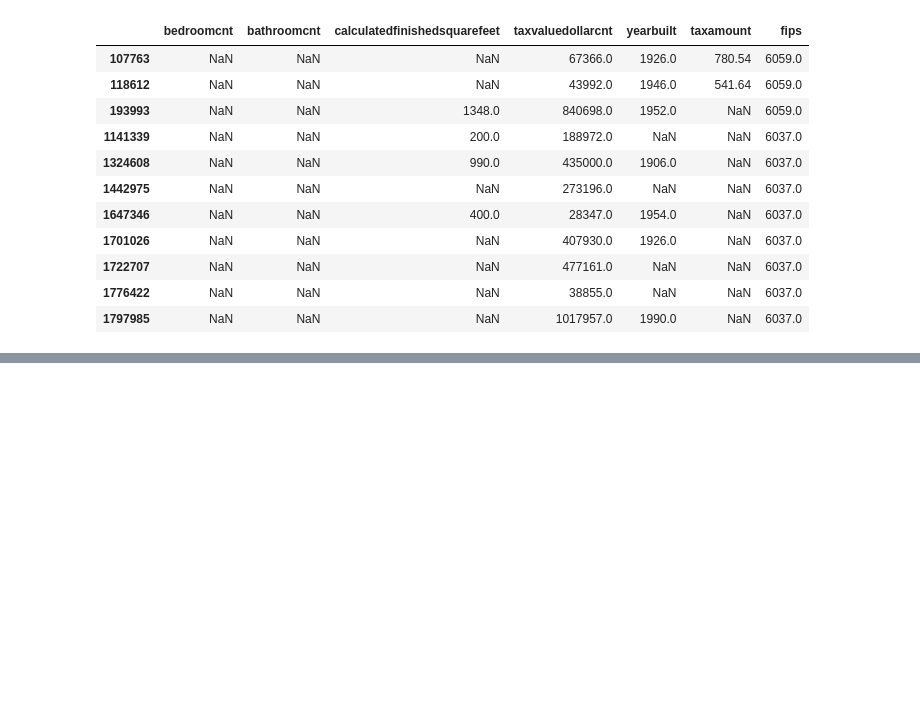
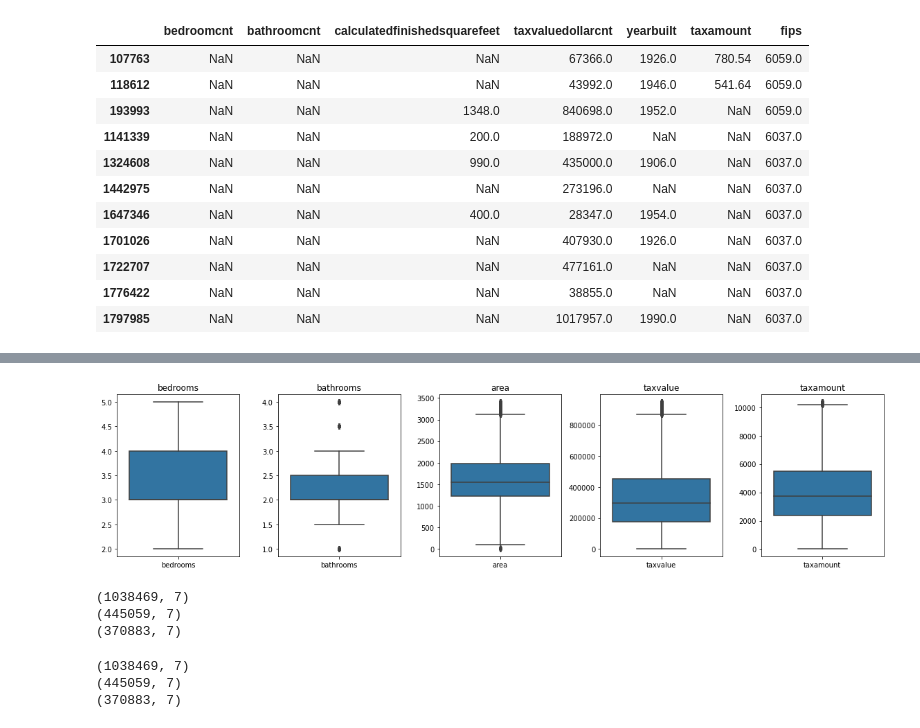
Before and after one commit to lainslie-18/regression-exercises, a Jupyter notebook: wrangle.ipynb, the cells around one changed output, grey strips where cells are left out. Saved outputs shown, nothing was run; the diff lists cells and outputs as text; code cells hidden in the pictures; blank space fills up the shorter version.

Commit message:
updated wrangle.py and added some completed work

```diff
--- a/wrangle.ipynb
+++ b/wrangle.ipynb
@@ -158,5 +295 @@ fips                            False
 dtype: bool
-# %%
-# Change data types where a float does not make sense
-df = df.astype({'bedroomcnt':'int', 'yearbuilt':'int', 'fips':'int'})
-df.info()
@@ -194,0 +381,38 @@ plt.show()
+# %%
+plt.figure(figsize=(16, 4))
+
+# List of columns
+cols = [col for col in df.columns if col not in ['fips', 'yearbuilt']]
+
+for i, col in enumerate(cols, start=1):
+
+    # Set plot number for subplot
+    plot_number = i
+
+    # Create subplot.
+    plt.subplot(1, len(cols), plot_number)
+
+    # Title with column name.
+    plt.title(col)
+
+    # Display boxplot for column.
+    sns.boxplot(data=df[[col]])
+
+    # sets proper spacing between plots
+    plt.tight_layout()
+
+plt.show()
+# %% [output]
+[figure, added]
+# %%
+# Split the data into train, validate, and test
+train_validate, test = train_test_split(df, test_size=.2, random_state=369)
+train, validate = train_test_split(train_validate, test_size=.3, random_state=369)
+
+print(train.shape)
+print(validate.shape)
+print(test.shape)
+# %% [output]
+(1038469, 7)
+(445059, 7)
+(370883, 7)
@@ -194,0 +506,11 @@ plt.show()
+# %%
+# test the function
+train, validate, test = wrangle_zillow()
+
+print(train.shape)
+print(validate.shape)
+print(test.shape)
+# %% [output]
+(1038469, 7)
+(445059, 7)
+(370883, 7)
```
Also changed, not shown: parts of 27 cells of this notebook, 2 other files.
